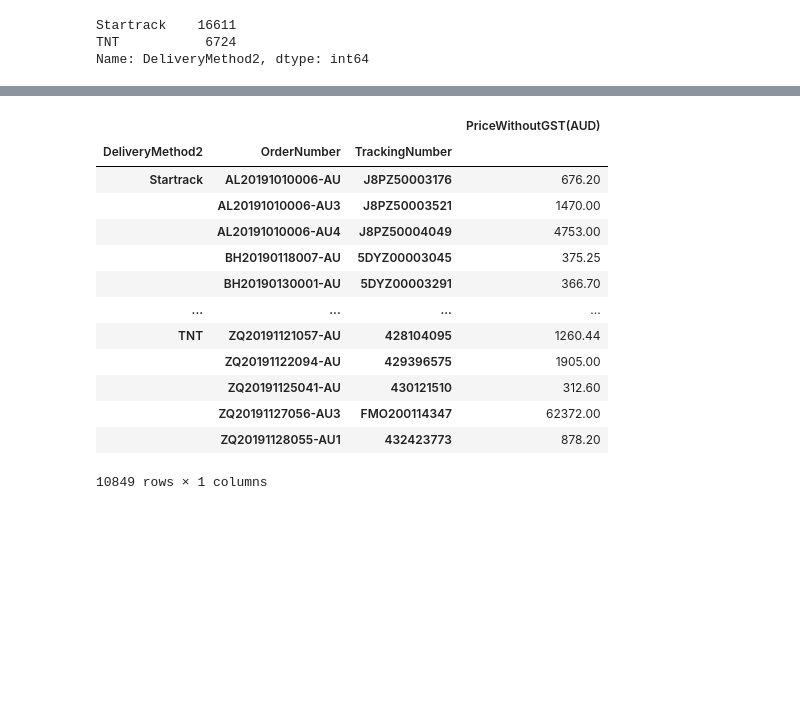
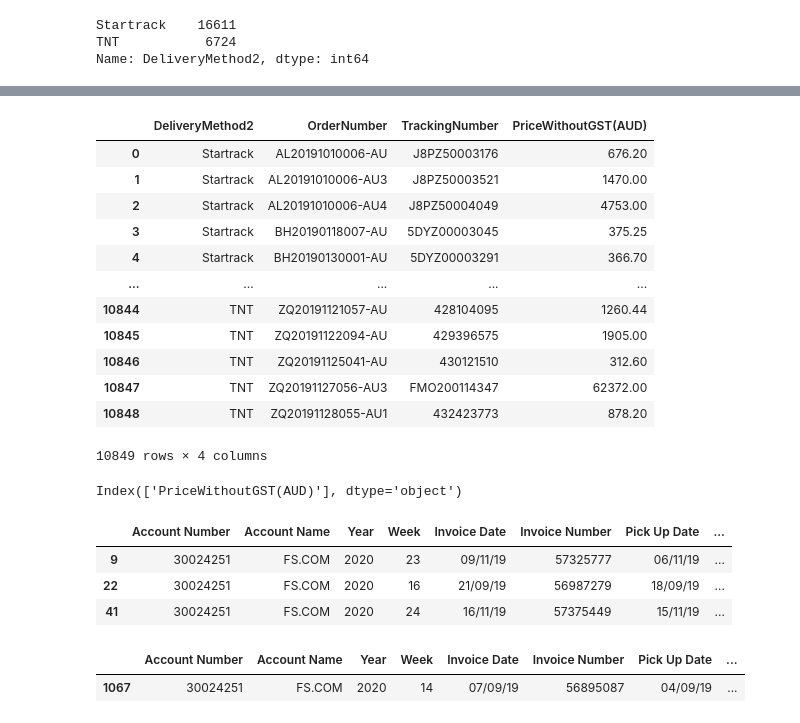
Before and after one commit to viffsi/Office_supply, a Jupyter notebook: delivery_fees.ipynb, the cells around one changed output, grey strips where cells are left out. Cells and saved outputs as stored; diff of their text form; code cells hidden in the pictures; blank space fills up the shorter version.

```diff
--- a/delivery_fees.ipynb
+++ b/delivery_fees.ipynb
@@ -206,18 +204,45 @@ df_all2.sample()
+# %%
+df_all2 = df_all2[df_all2['PriceWithoutGST(AUD)'] >= 0]
 # %%
-table = pd.pivot_table(df_all2,index=['DeliveryMethod2','OrderNumber','TrackingNumber'],aggfunc={'PriceWithoutGST(AUD)':np.sum})
-table
+#table = pd.pivot_table(df_all2,index=['DeliveryMethod2','OrderNumber','TrackingNumber'],aggfunc={'PriceWithoutGST(AUD)':np.sum})
+#table
-# %% [output]
-|  |  |  | PriceWithoutGST(AUD) |
-| DeliveryMethod2 | OrderNumber | TrackingNumber |  |
-| Startrack | AL20191010006-AU | J8PZ50003176 | 676.20 |
-|  | AL20191010006-AU3 | J8PZ50003521 | 1470.00 |
-|  | AL20191010006-AU4 | J8PZ50004049 | 4753.00 |
-|  | BH20190118007-AU | 5DYZ00003045 | 375.25 |
-|  | BH20190130001-AU | 5DYZ00003291 | 366.70 |
-| ... | ... | ... | ... |
-| TNT | ZQ20191121057-AU | 428104095 | 1260.44 |
-|  | ZQ20191122094-AU | 429396575 | 1905.00 |
-|  | ZQ20191125041-AU | 430121510 | 312.60 |
-|  | ZQ20191127056-AU3 | FMO200114347 | 62372.00 |
-|  | ZQ20191128055-AU1 | 432423773 | 878.20 |
-10849 rows × 1 columns
+# %%
+table_groupby = df_all2.groupby(['DeliveryMethod2','OrderNumber','TrackingNumber'], as_index=False)['PriceWithoutGST(AUD)'].sum()
+table_groupby
+# %% [output]
+|  | DeliveryMethod2 | OrderNumber | TrackingNumber | PriceWithoutGST(AUD) |
+| 0 | Startrack | AL20191010006-AU | J8PZ50003176 | 676.20 |
+| 1 | Startrack | AL20191010006-AU3 | J8PZ50003521 | 1470.00 |
+| 2 | Startrack | AL20191010006-AU4 | J8PZ50004049 | 4753.00 |
+| 3 | Startrack | BH20190118007-AU | 5DYZ00003045 | 375.25 |
+| 4 | Startrack | BH20190130001-AU | 5DYZ00003291 | 366.70 |
+| ... | ... | ... | ... | ... |
+| 10844 | TNT | ZQ20191121057-AU | 428104095 | 1260.44 |
+| 10845 | TNT | ZQ20191122094-AU | 429396575 | 1905.00 |
+| 10846 | TNT | ZQ20191125041-AU | 430121510 | 312.60 |
+| 10847 | TNT | ZQ20191127056-AU3 | FMO200114347 | 62372.00 |
+| 10848 | TNT | ZQ20191128055-AU1 | 432423773 | 878.20 |
+10849 rows × 4 columns
+# %%
+table.columns
+# %% [output]
+Index(['PriceWithoutGST(AUD)'], dtype='object')
+# %%
+import glob
+
+path = r'/content/drive/My Drive/tnt' # use your path
+all_files = glob.glob(os.path.join(path, "*.CSV"))
+df_tnt = pd.concat((pd.read_csv(f) for f in all_files))
+#li = []
+#
+#for filename in all_files:
+#    df = pd.read_csv(filename, index_col=None, header=0)
+#    li.append(df)
+
+#frame = pd.concat(li, axis=0, ignore_index=True)
+df_tnt.sample(3)
+# %% [output]
+|  | Account Number | Account Name | Year | Week | Invoice Date | Invoice Number | Pick Up Date | ... |
+| 9 | 30024251 | FS.COM | 2020 | 23 | 09/11/19 | 57325777 | 06/11/19 | ... |
+| 22 | 30024251 | FS.COM | 2020 | 16 | 21/09/19 | 56987279 | 18/09/19 | ... |
+| 41 | 30024251 | FS.COM | 2020 | 24 | 16/11/19 | 57375449 | 15/11/19 | ... |
@@ -223,0 +259,5 @@ table
+# %%
+df_tnt_lookup.loc[df_tnt_lookup['TrackingNumber'] == '287817482']
+# %% [output]
+|  | Account Number | Account Name | Year | Week | Invoice Date | Invoice Number | Pick Up Date | ... |
+| 1067 | 30024251 | FS.COM | 2020 | 14 | 07/09/19 | 56895087 | 04/09/19 | ... |
```
Also changed, not shown: parts of 9 cells of this notebook.
